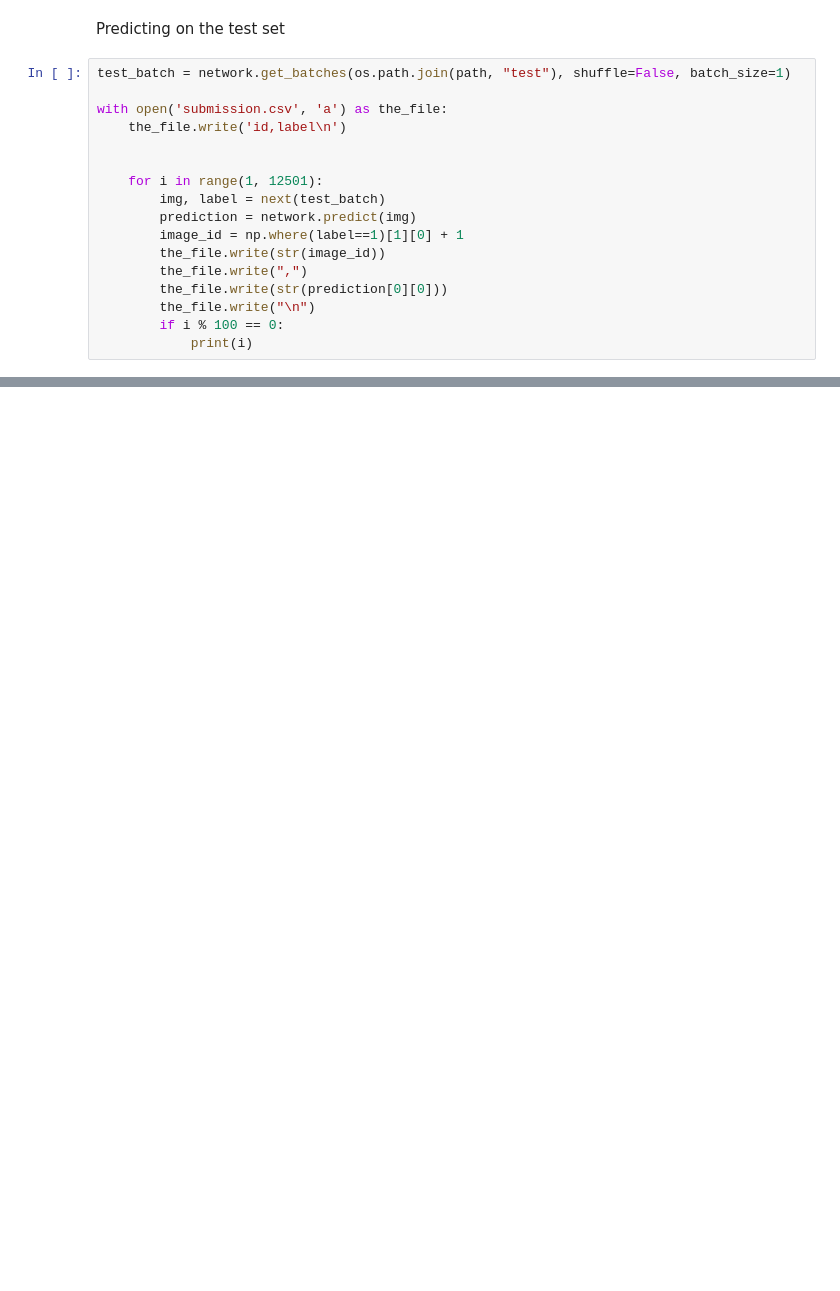
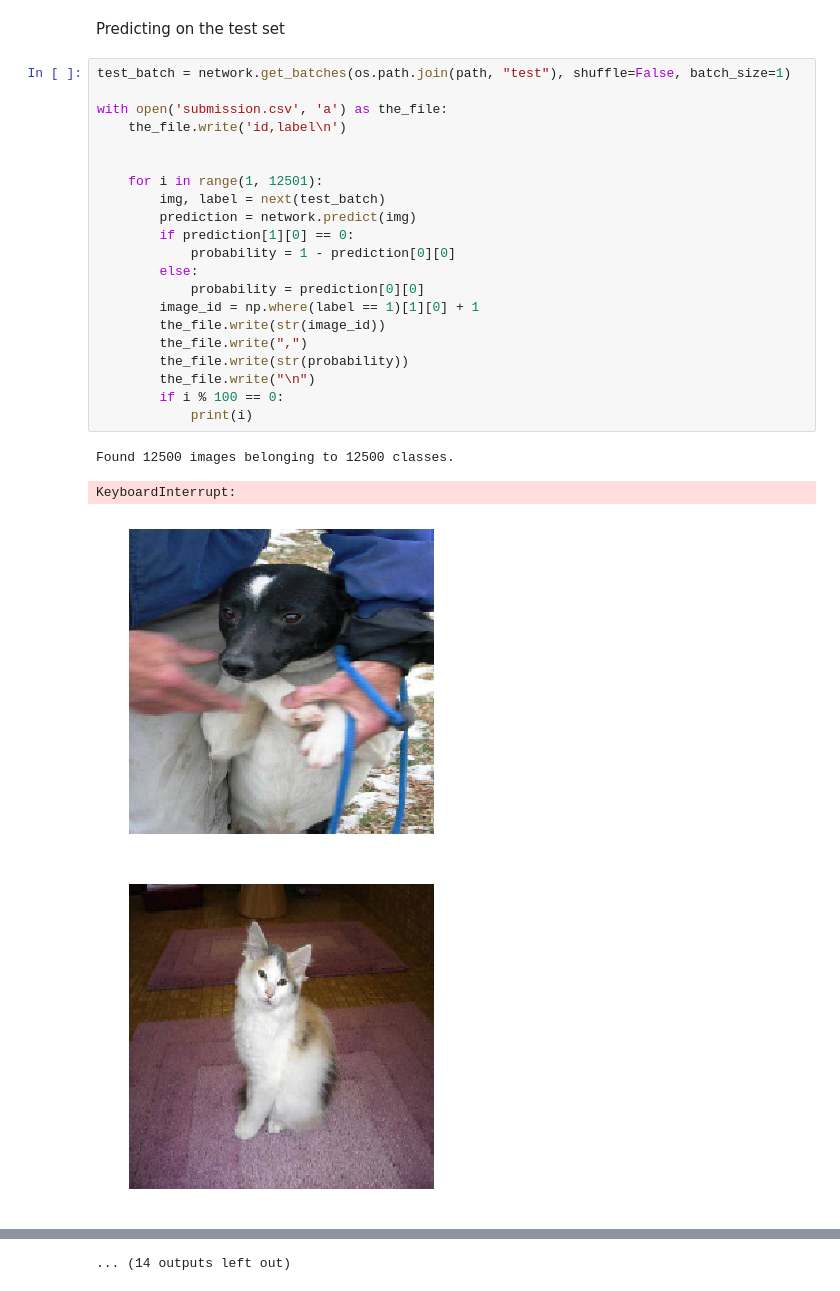
Before and after one commit to mstechly/fast_ai_course, a Jupyter notebook: notebooks/Lesson 1.ipynb, the cells around one changed output, grey strips where cells are left out. Saved outputs shown, nothing was run; the diff lists cells and outputs as text; blank space fills up the shorter version.

```diff
--- a/notebooks/Lesson 1.ipynb
+++ b/notebooks/Lesson 1.ipynb
@@ -128,17 +136,26 @@ Predicting on the test set
 # %%
 test_batch = network.get_batches(os.path.join(path, "test"), shuffle=False, batch_size=1)
 
 with open('submission.csv', 'a') as the_file:
     the_file.write('id,label\n')
 
 
     for i in range(1, 12501):
         img, label = next(test_batch)
         prediction = network.predict(img)
-        image_id = np.where(label==1)[1][0] + 1
+        if prediction[1][0] == 0:
+            probability = 1 - prediction[0][0]
+        else:
+            probability = prediction[0][0]
+        image_id = np.where(label == 1)[1][0] + 1
         the_file.write(str(image_id))
         the_file.write(",")
-        the_file.write(str(prediction[0][0]))
+        the_file.write(str(probability))
         the_file.write("\n")
         if i % 100 == 0:
             print(i)
+# %% [output]
+Found 12500 images belonging to 12500 classes.
+KeyboardInterrupt:
+[figure, added]
+[figure, added]
@@ -144,0 +170 @@ with open('submission.csv', 'a') as the_file:
+... (14 outputs left out)
```
Also changed, not shown: parts of 4 cells of this notebook.
